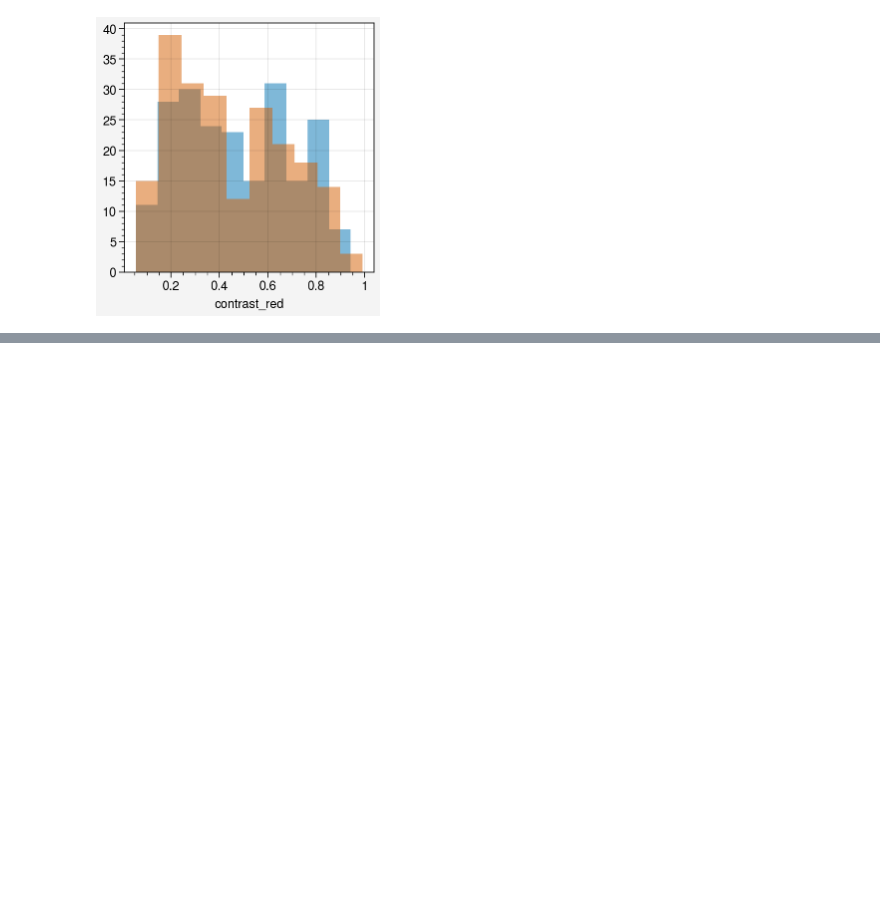
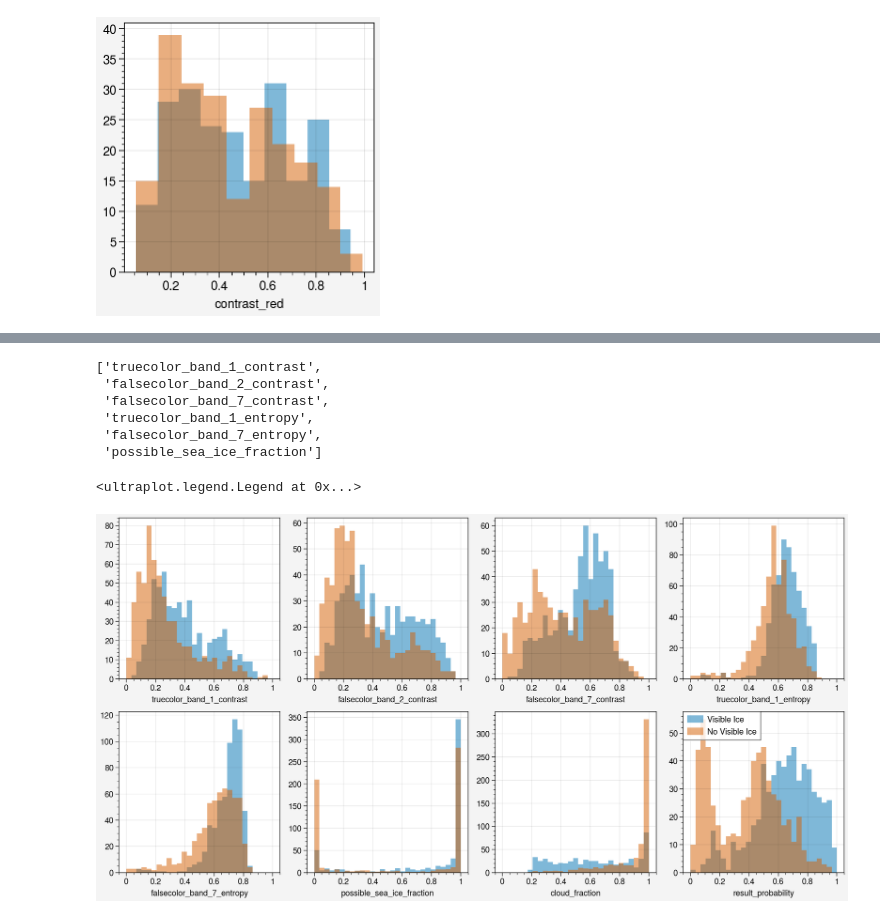
Before and after one commit to danielmwatkins/calval_tgrs, a Jupyter notebook: notebooks/preprocessing_filter_tiles_calibration.ipynb, the cells around one changed output, grey strips where cells are left out. Drawn from its saved outputs; the diff is of its cells as text; code cells hidden in the pictures; blank space fills up the shorter version.

```diff
--- a/notebooks/preprocessing_filter_tiles_calibration.ipynb
+++ b/notebooks/preprocessing_filter_tiles_calibration.ipynb
@@ -142,0 +418,34 @@ ax.hist(df_merged_2.loc[train_idx, "contrast_red"], alpha=0.5)
+# %%
+df = pd.concat(dataframes)
+true_cases = sum(df.loc[idx, 'ground_truth'])
+false_cases = len(df.loc[idx, :]) - true_cases
+n = min(true_cases, false_cases)
+# Get a balanced subset of true and false cases
+df_subset = df.loc[idx, :].groupby('ground_truth').apply(
+    lambda x: x.sample(replace=False, n=n), include_groups=False).reset_index()
+for variable in minimal_variables:
+    df_subset[variable] = (df_subset[variable] - df_subset[variable].min()) / df_subset[variable].max()
+# %%
+df_subset.loc[:, "result"] = lr_model.predict(X)
+probs = lr_model.predict_proba(X)
+p_false, p_true = probs[:, 0], probs[:, 1]
+df_subset.loc[:,  "result_probability"] = p_true
+# %%
+minimal_variables
+# %% [output]
+['truecolor_band_1_contrast',
+ 'falsecolor_band_2_contrast',
+ 'falsecolor_band_7_contrast',
+ 'truecolor_band_1_entropy',
+ 'falsecolor_band_7_entropy',
+ 'possible_sea_ice_fraction']
+# %%
+fig, axs = pplt.subplots(ncols=4, nrows=2, share=False)
+bins = np.linspace(0, 1, 30)
+for variable, ax in zip(minimal_variables + ['cloud_fraction', 'result_probability'], axs):
+    ax.hist(df_subset.loc[df_subset.ground_truth,  variable], bins=bins, alpha=0.5, label='Visible Ice')
+    ax.hist(df_subset.loc[~df_subset.ground_truth, variable], bins=bins, alpha=0.5, label='No Visible Ice')
+ax.legend(ncols=1, loc='ul')
+# %% [output]
+<ultraplot.legend.Legend at 0x...>
+[figure, added]
```
Also changed, not shown: parts of 20 cells of this notebook, 3 other files.
